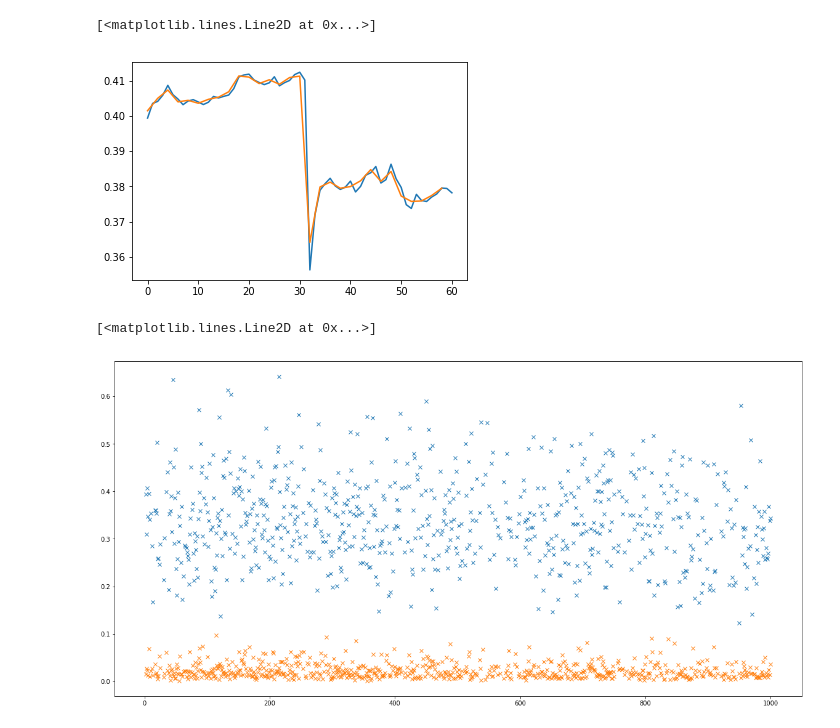
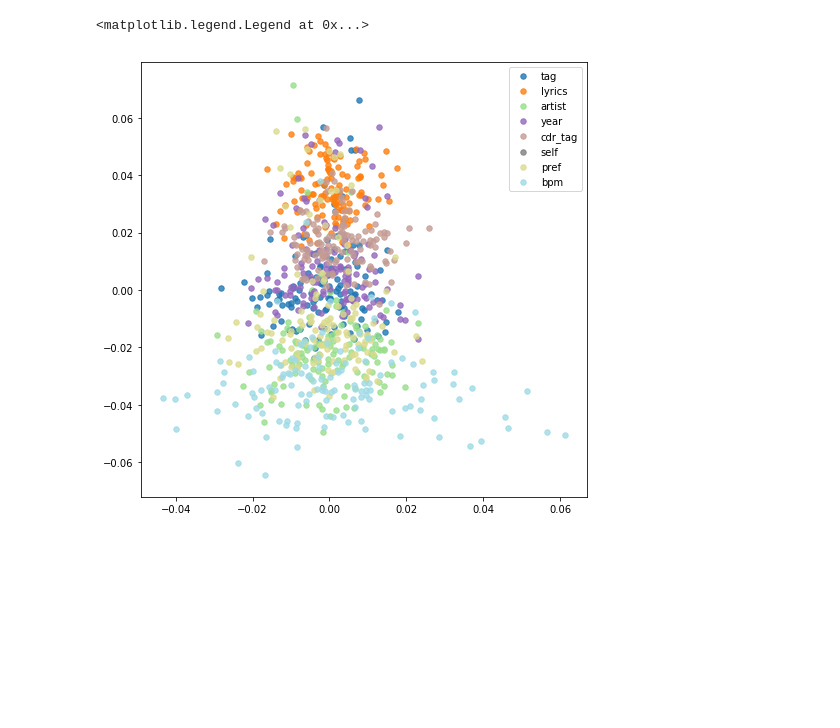
Before and after one commit to eldrin/MTLMusicRepresentation, a Jupyter notebook: notebooks/Visualization.ipynb, the cells around one changed output. Cells and saved outputs as stored; diff of their text form; code cells hidden in the pictures; blank space fills up the shorter version.

Commit message:
update for recsys external task (still on-goin

```diff
--- a/notebooks/Visualization.ipynb
+++ b/notebooks/Visualization.ipynb
@@ -128,14 +124,0 @@ arousal_mu = pd.DataFrame.from_csv('/mnt/bulk2/datasets/MusicEmotion/annotations
-# %%
-test_id = 0
-plt.plot(arousal_mu.iloc[test_id].as_matrix())
-plt.plot(range(0,60,2), arousal_mu.iloc[test_id].as_matrix()[:-1].reshape(30,2).mean(axis=1))
-# %% [output]
-[<matplotlib.lines.Line2D at 0x...>]
-[figure, removed]
-# %%
-plt.figure(figsize=(20,10))
-plt.plot(arousal_mu.mean(axis=1),'x')
-plt.plot(arousal_mu.std(axis=1),'x')
-# %% [output]
-[<matplotlib.lines.Line2D at 0x...>]
-[figure, removed]
@@ -141,0 +155,46 @@ plt.plot(arousal_mu.std(axis=1),'x')
+# %%
+# collect filters for each layer
+
+from sklearn.manifold import TSNE
+from sklearn.decomposition import PCA
+# mdl = TSNE(n_components=2)
+mdl = PCA(n_components=2)
+
+# example
+W1 = []
+W1_l = []
+for i, task in enumerate(model_list.keys()):
+    if task == 'self':
+        continue
+
+    w = W[task]['conv42']
+    ws = w.shape
+    w_rsp = w.std(axis=(2,3))
+#     w_rsp = w.reshape(ws[0]*ws[1], ws[2]*ws[3])
+#     w_rsp = w.transpose(1,0,2,3)
+#     w_rsp = w.reshape(ws[0], ws[1]*ws[2]*ws[3])
+
+    if w_rsp.shape[0] > 150:
+        w_rsp = w_rsp[np.random.choice(w_rsp.shape[0], 150, replace=False)]
+
+    W1.append(w_rsp)
+    W1_l.extend([i] * w_rsp.shape[0])
+
+W1 = np.concatenate(W1,axis=0)
+W1_l = np.array(W1_l)
+
+w1 = mdl.fit_transform(W1)
+# %%
+unique = range(len(model_list.keys()))
+colors = [plt.cm.Vega20(float(i)/max(unique)) for i in unique]
+
+fig, ax = plt.subplots(1,1,figsize=(8,8))
+
+for i, task in enumerate(model_list.keys()):
+    task_idx = np.where(W1_l==i)[0]
+    ax.scatter(w1[task_idx,1],w1[task_idx,0], s=30,
+               c=colors[i],alpha=0.8,label=task)
+ax.legend()
+# %% [output]
+<matplotlib.legend.Legend at 0x...>
+[figure, added]
```
Also changed, not shown: parts of 6 cells of this notebook, 7 other files.
